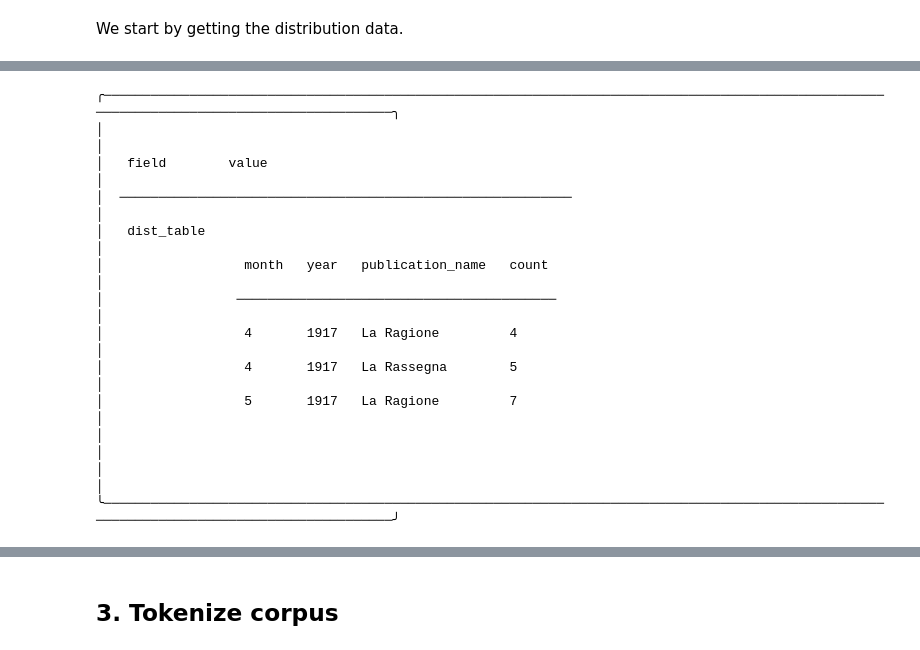
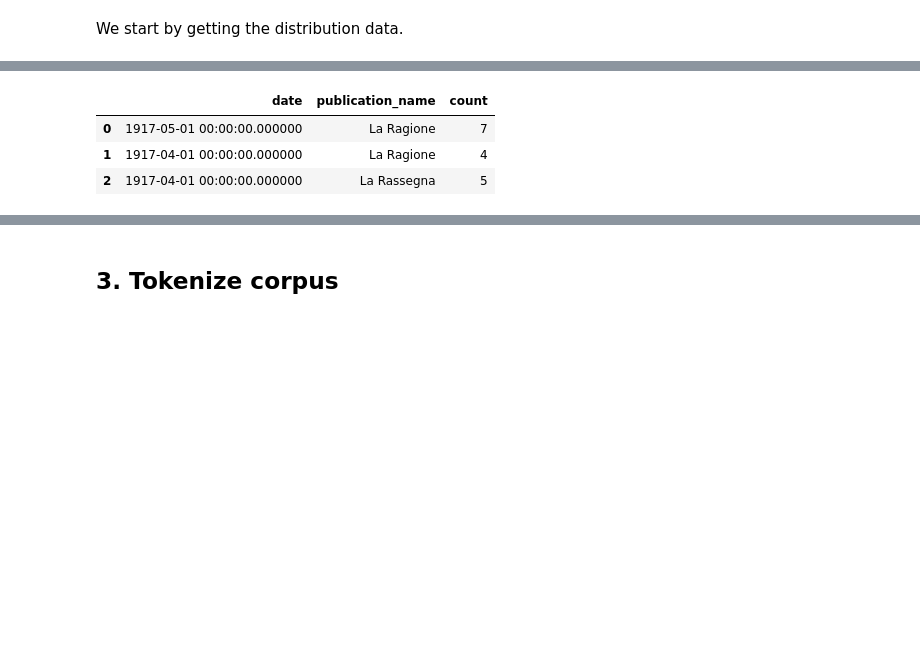
Before and after one commit to Glottocrisio/kiara_plugin.topic_modelling, a Jupyter notebook: docs/jupyter/kiara_topic_modelling.ipynb, the cells around one changed output, grey strips where cells are left out. Drawn from its saved outputs; the diff is of its cells as text; code cells hidden in the pictures; blank space fills up the shorter version.

```diff
--- a/docs/jupyter/kiara_topic_modelling.ipynb
+++ b/docs/jupyter/kiara_topic_modelling.ipynb
@@ -254,16 +267,7 @@ corpus_dist_results = kiara.run_job('topic_modelling.corpus_distribution', input
 # %%
-corpus_dist_results
+corpus_dist_results['dist_table'].data
 # %% [output]
-╭──────────────────────────────────────────────────────────────────────────────────────────────────────────────────────────────────────────╮
-│                                                                                                                                          │
-│   field        value                                                                                                                     │
-│  ──────────────────────────────────────────────────────────                                                                              │
-│   dist_table                                                                                                                             │
-│                  month   year   publication_name   count                                                                                 │
-│                 ─────────────────────────────────────────                                                                                │
-│                  4       1917   La Ragione         4                                                                                     │
-│                  4       1917   La Rassegna        5                                                                                     │
-│                  5       1917   La Ragione         7                                                                                     │
-│                                                                                                                                          │
-│                                                                                                                                          │
-╰──────────────────────────────────────────────────────────────────────────────────────────────────────────────────────────────────────────╯
+|  | date | publication_name | count |
+| 0 | 1917-05-01 00:00:00.000000 | La Ragione | 7 |
+| 1 | 1917-04-01 00:00:00.000000 | La Ragione | 4 |
+| 2 | 1917-04-01 00:00:00.000000 | La Rassegna | 5 |
```
Also changed, not shown: parts of 9 cells of this notebook.
